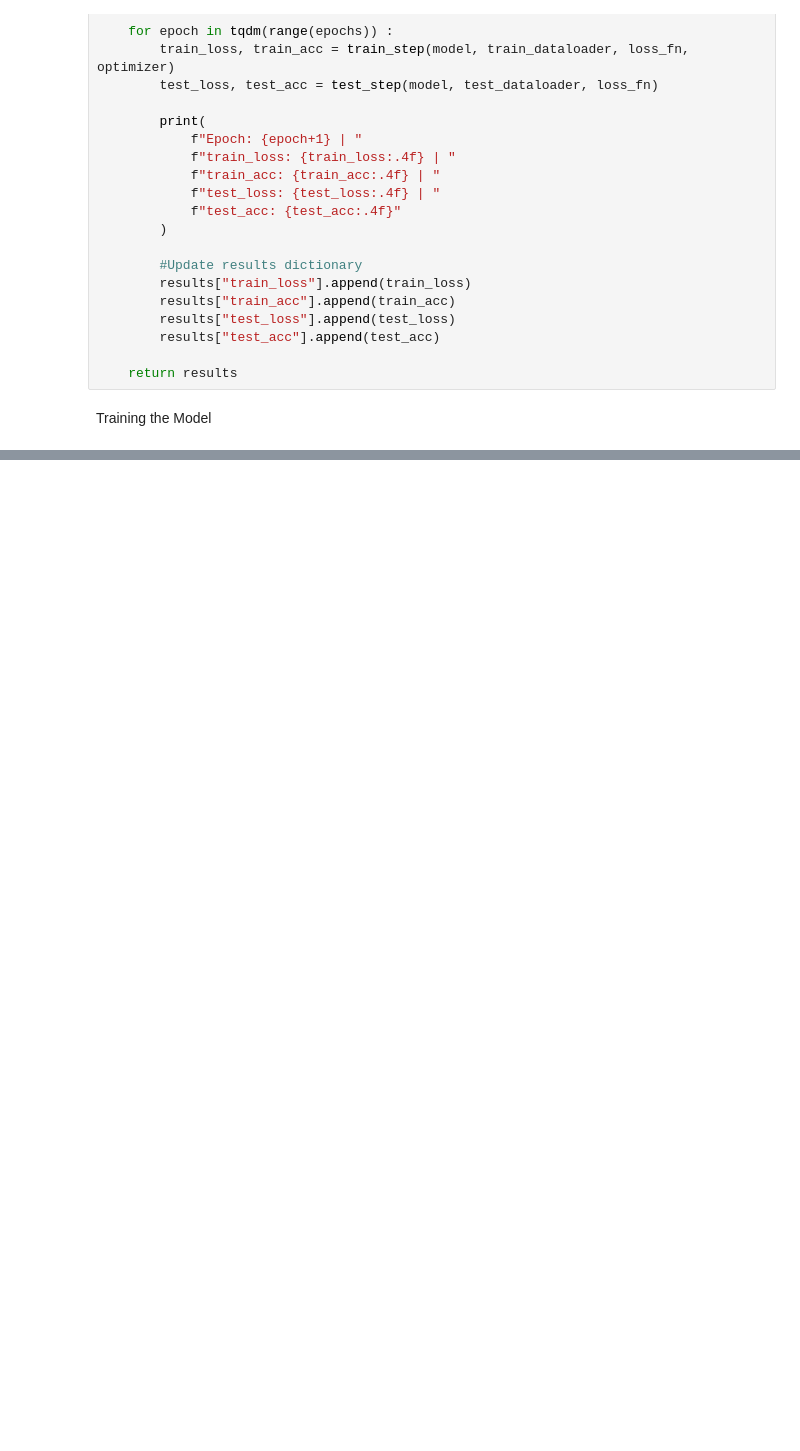
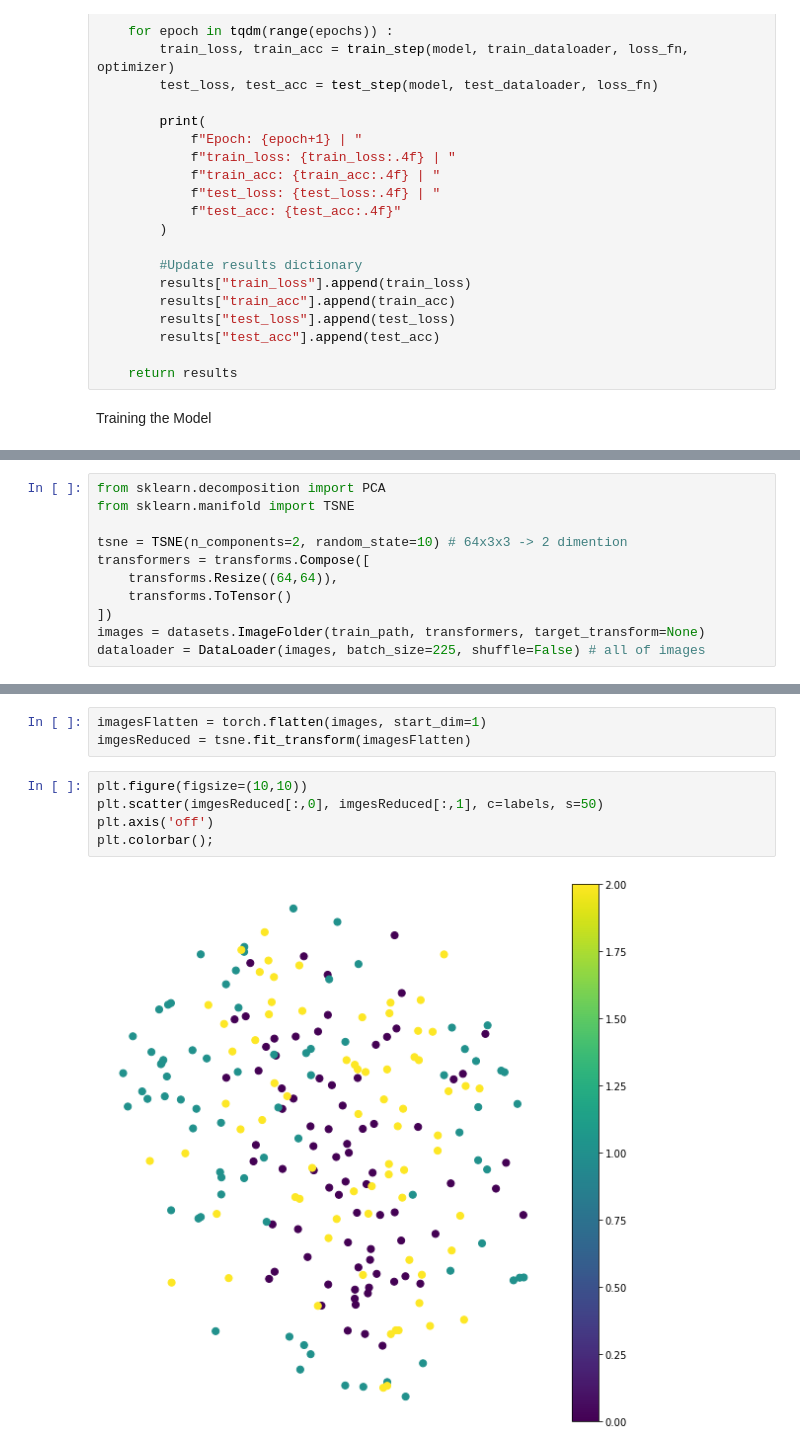
Before and after one commit to NickyAlan/pytorch_22, a Jupyter notebook: 04_pytorch_custom_dataset.ipynb, the cells around one changed output, grey strips where cells are left out. Saved outputs shown, nothing was run; the diff lists cells and outputs as text; blank space fills up the shorter version.

```diff
--- a/04_pytorch_custom_dataset.ipynb
+++ b/04_pytorch_custom_dataset.ipynb
@@ -422,0 +430,11 @@ for i,conv2d_layer in enumerate( dict(model_0.state_dict())['conv_block_1.0.weig
+# %%
+from sklearn.decomposition import PCA
+from sklearn.manifold import TSNE
+
+tsne = TSNE(n_components=2, random_state=10) # 64x3x3 -> 2 dimention
+transformers = transforms.Compose([
+    transforms.Resize((64,64)),
+    transforms.ToTensor()
+])
+images = datasets.ImageFolder(train_path, transformers, target_transform=None)
+dataloader = DataLoader(images, batch_size=225, shuffle=False) # all of images
@@ -422,0 +446,10 @@ for i,conv2d_layer in enumerate( dict(model_0.state_dict())['conv_block_1.0.weig
+# %%
+imagesFlatten = torch.flatten(images, start_dim=1)
+imgesReduced = tsne.fit_transform(imagesFlatten)
+# %%
+plt.figure(figsize=(10,10))
+plt.scatter(imgesReduced[:,0], imgesReduced[:,1], c=labels, s=50)
+plt.axis('off')
+plt.colorbar();
+# %% [output]
+[figure, added]
```
Also changed, not shown: parts of 9 cells of this notebook, 1 other file.
